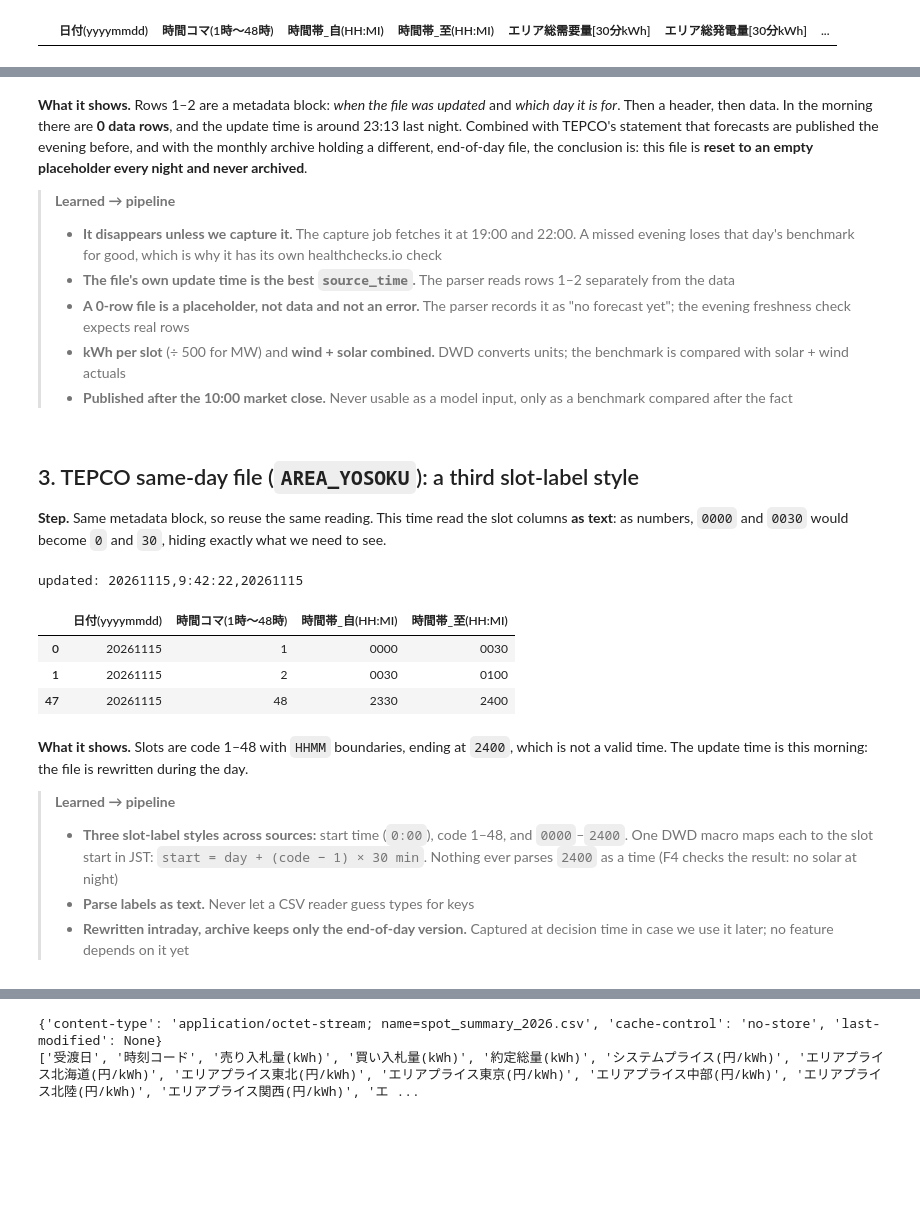
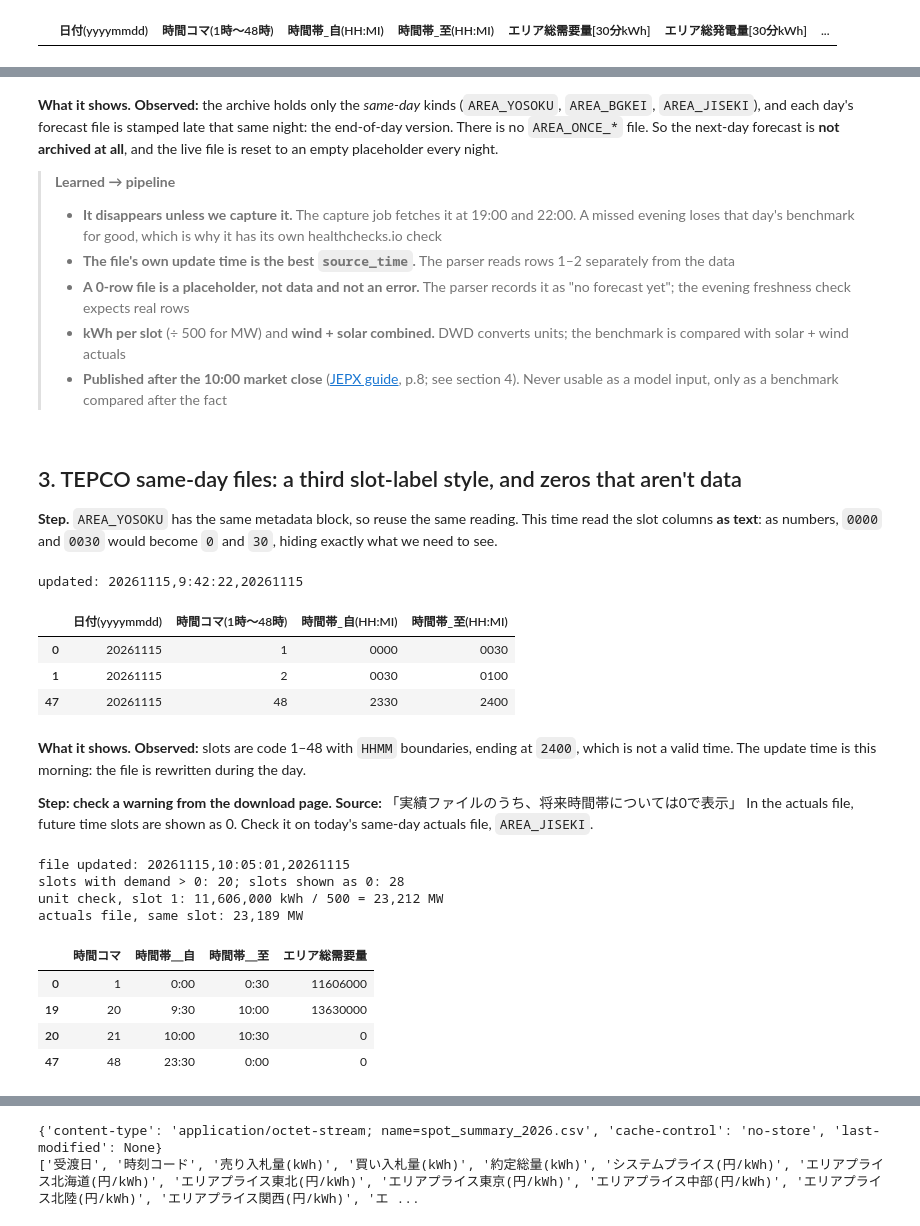
Before and after one commit to iahsanujunda/jtf, a Jupyter notebook: notebooks/00_source_probe.ipynb, the cells around one changed output, grey strips where cells are left out. Cells and saved outputs as stored; diff of their text form; code cells hidden in the pictures; blank space fills up the shorter version.

```diff
--- a/notebooks/00_source_probe.ipynb
+++ b/notebooks/00_source_probe.ipynb
@@ -188,5 +235,5 @@ file updated 20261114 23:13:41, target day 20261115, data rows: 0
 # %% [markdown]
-**What it shows.** Rows 1–2 are a metadata block: *when the file was updated* and *which day it is for*. Then a header, then data. In the morning there are **0 data rows**, and the update time is around 23:13 last night. Combined with TEPCO's statement that forecasts are published the evening before, and with the monthly archive holding a different, end-of-day file, the conclusion is: this file is **reset to an empty placeholder every night and never archived**.
+**What it shows.** **Observed:** the archive holds only the *same-day* kinds (`AREA_YOSOKU`, `AREA_BGKEI`, `AREA_JISEKI`), and each day's forecast file is stamped late that same night: the end-of-day version. There is no `AREA_ONCE_*` file. So the next-day forecast is **not archived at all**, and the live file is reset to an empty placeholder every night.
 
 > **Learned → pipeline**
 >
@@ -194,11 +241,11 @@ file updated 20261114 23:13:41, target day 20261115, data rows: 0
 > - **The file's own update time is the best `source_time`.** The parser reads rows 1–2 separately from the data
 > - **A 0-row file is a placeholder, not data and not an error.** The parser records it as "no forecast yet"; the evening freshness check expects real rows
 > - **kWh per slot** (÷ 500 for MW) and **wind + solar combined.** DWD converts units; the benchmark is compared with solar + wind actuals
-> - **Published after the 10:00 market close.** Never usable as a model input, only as a benchmark compared after the fact
+> - **Published after the 10:00 market close** ([JEPX guide](https://www.jepx.jp/electricpower/outline/pdf/Guide_2.00.pdf), p.8; see section 4). Never usable as a model input, only as a benchmark compared after the fact
 # %% [markdown]
-## 3. TEPCO same-day file (`AREA_YOSOKU`): a third slot-label style
+## 3. TEPCO same-day files: a third slot-label style, and zeros that aren't data
 
-**Step.** Same metadata block, so reuse the same reading. This time read the slot columns **as text**: as numbers, `0000` and `0030` would become `0` and `30`, hiding exactly what we need to see.
+**Step.** `AREA_YOSOKU` has the same metadata block, so reuse the same reading. This time read the slot columns **as text**: as numbers, `0000` and `0030` would become `0` and `30`, hiding exactly what we need to see.
 # %%
 raw, headers = get(items["AREA_YOSOKU.csv"])
 lines = raw.decode("shift_jis").splitlines()
@@ -211,11 +258,30 @@ updated: 20261115,9:42:22,20261115
 | 0 | 20261115 | 1 | 0000 | 0030 |
 | 1 | 20261115 | 2 | 0030 | 0100 |
 | 47 | 20261115 | 48 | 2330 | 2400 |
-# %% [markdown]
-**What it shows.** Slots are code 1–48 with `HHMM` boundaries, ending at `2400`, which is not a valid time. The update time is this morning: the file is rewritten during the day.
-
-> **Learned → pipeline**
->
-> - **Three slot-label styles across sources:** start time (`0:00`), code 1–48, and `0000`–`2400`. One DWD macro maps each to the slot start in JST: `start = day + (code − 1) × 30 min`. Nothing ever parses `2400` as a time (F4 checks the result: no solar at night)
-> - **Parse labels as text.** Never let a CSV reader guess types for keys
-> - **Rewritten intraday, archive keeps only the end-of-day version.** Captured at decision time in case we use it later; no feature depends on it yet
+# %% [markdown]
+**What it shows.** **Observed:** slots are code 1–48 with `HHMM` boundaries, ending at `2400`, which is not a valid time. The update time is this morning: the file is rewritten during the day.
+
+**Step: check a warning from the download page.** **Source:** 「実績ファイルのうち、将来時間帯については0で表示」 In the actuals file, future time slots are shown as 0. Check it on today's same-day actuals file, `AREA_JISEKI`.
+# %%
+raw, _ = get(items["AREA_JISEKI.csv"])
+lines = raw.decode("shift_jis").splitlines()
+jiseki = pd.read_csv(io.StringIO("\n".join(lines[2:])), dtype=str)
+demand = jiseki[jiseki.columns[4]].astype(float)
+filled = int((demand > 0).sum())
+print("file updated:", lines[1])
+print(f"slots with demand > 0: {filled}; slots shown as 0: {int((demand == 0).sum())}")
+midnight = pd.Timestamp(now_jst.date(), tz="Asia/Tokyo")
+actuals_mw = actuals.loc[actuals["slot_start"] == midnight, "demand_mw"].iloc[0]
+print(f"unit check, slot 1: {demand.iloc[0]:,.0f} kWh / 500 = {demand.iloc[0] / 500:,.0f} MW")
+print(f"actuals file, same slot: {actuals_mw:,} MW")
+jiseki.iloc[[0, filled - 1, filled, -1], [1, 2, 3, 4]]
+# %% [output]
+file updated: 20261115,10:05:01,20261115
+slots with demand > 0: 20; slots shown as 0: 28
+unit check, slot 1: 11,606,000 kWh / 500 = 23,212 MW
+actuals file, same slot: 23,189 MW
+|  | 時間コマ | 時間帯＿自 | 時間帯＿至 | エリア総需要量 |
+| 0 | 1 | 0:00 | 0:30 | 11606000 |
+| 19 | 20 | 9:30 | 10:00 | 13630000 |
+| 20 | 21 | 10:00 | 10:30 | 0 |
+| 47 | 48 | 23:30 | 0:00 | 0 |
```
Also changed, not shown: parts of 18 cells of this notebook.
